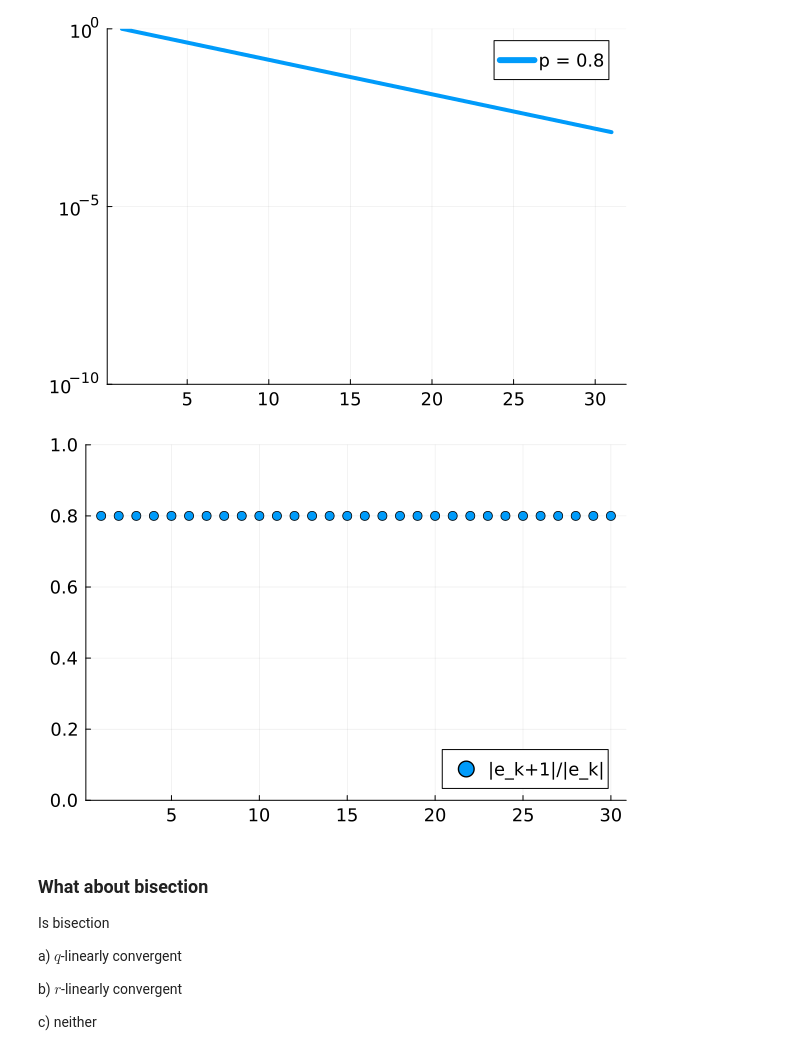
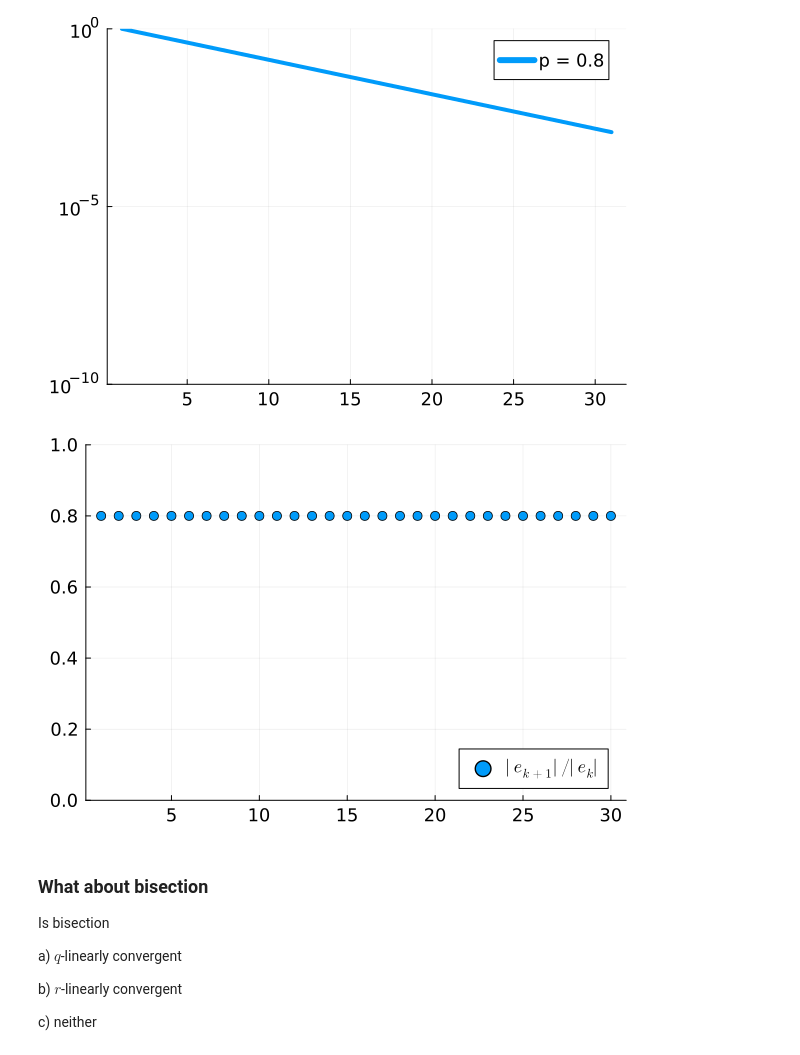
Before and after one commit to jeremylt/csci-3656-fall-2025, a Jupyter notebook: source/notebooks/2025-09-05-Convergence-Classes.ipynb, the cells around one changed output. Saved outputs shown, nothing was run; the diff lists cells and outputs as text; code cells hidden in the pictures.

```diff
--- a/source/notebooks/2025-09-05-Convergence-Classes.ipynb
+++ b/source/notebooks/2025-09-05-Convergence-Classes.ipynb
@@ -131,9 +136,9 @@ plot(errors, yscale=:log10, ylims=(1e-10, 1), label="p = 0.8")
 # %%
 e = hist .- r
 
-scatter(abs.(errors[2:end] ./ errors[1:end-1]), ylims=(0,1), label="|e_k+1|/|e_k|")
+scatter(abs.(errors[2:end] ./ errors[1:end-1]), ylims=(0,1), label="\$|e_{k+1}|/|e_k|\$")
 # %% [output]
-[figure, old version]
+[figure, new version]
 # %% [markdown]
 ### What about bisection
 
```
Also changed, not shown: parts of 2 cells of this notebook, 6 other files.
